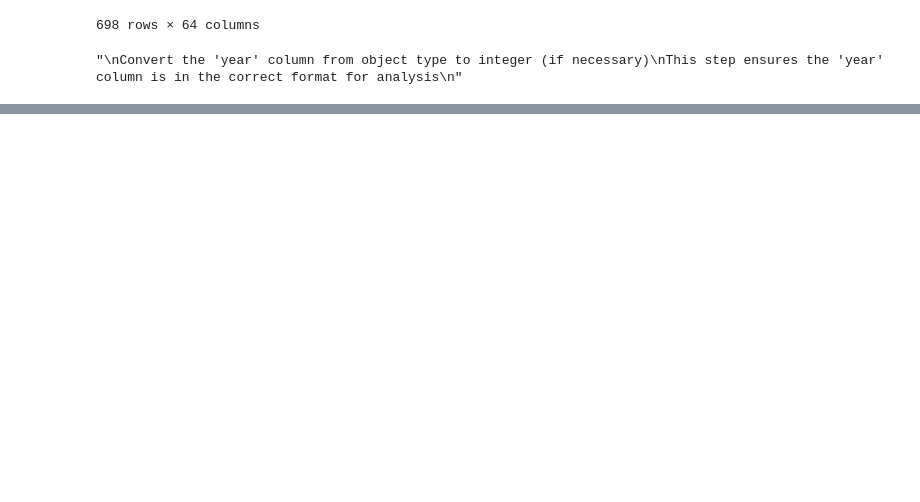
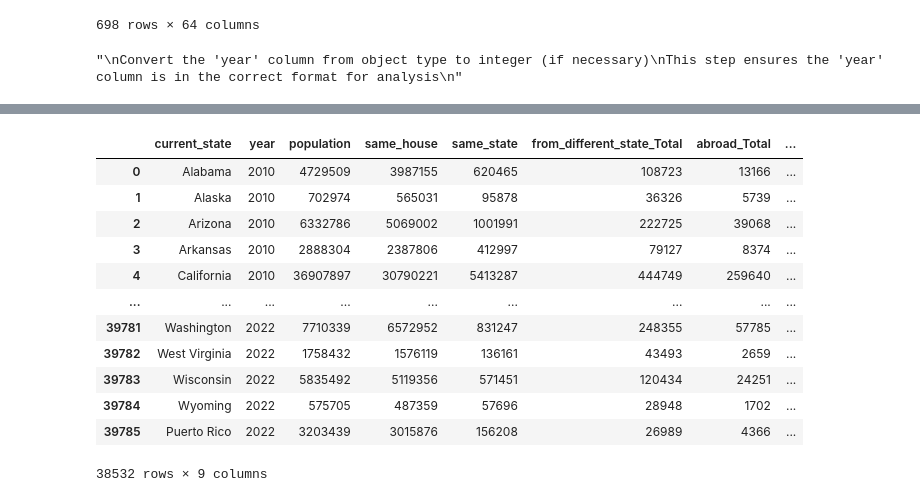
Before and after one commit to ygebre1/us-migration-flow-analysis-and-visualization, a Jupyter notebook: us_migration_cleaning.ipynb, the cells around one changed output, grey strips where cells are left out. Saved outputs shown, nothing was run; the diff lists cells and outputs as text; code cells hidden in the pictures; blank space fills up the shorter version.

```diff
--- a/us_migration_cleaning.ipynb
+++ b/us_migration_cleaning.ipynb
@@ -161,3 +168,19 @@ long_format_migration_data
+# %%
+long_format_migration_data
+# %% [output]
+|  | current_state | year | population | same_house | same_state | from_different_state_Total | abroad_Total | ... |
+| 0 | Alabama | 2010 | 4729509 | 3987155 | 620465 | 108723 | 13166 | ... |
+| 1 | Alaska | 2010 | 702974 | 565031 | 95878 | 36326 | 5739 | ... |
+| 2 | Arizona | 2010 | 6332786 | 5069002 | 1001991 | 222725 | 39068 | ... |
+| 3 | Arkansas | 2010 | 2888304 | 2387806 | 412997 | 79127 | 8374 | ... |
+| 4 | California | 2010 | 36907897 | 30790221 | 5413287 | 444749 | 259640 | ... |
+| ... | ... | ... | ... | ... | ... | ... | ... | ... |
+| 39781 | Washington | 2022 | 7710339 | 6572952 | 831247 | 248355 | 57785 | ... |
+| 39782 | West Virginia | 2022 | 1758432 | 1576119 | 136161 | 43493 | 2659 | ... |
+| 39783 | Wisconsin | 2022 | 5835492 | 5119356 | 571451 | 120434 | 24251 | ... |
+| 39784 | Wyoming | 2022 | 575705 | 487359 | 57696 | 28948 | 1702 | ... |
+| 39785 | Puerto Rico | 2022 | 3203439 | 3015876 | 156208 | 26989 | 4366 | ... |
+38532 rows × 9 columns
 # %%
 long_format_migration_data.dtypes
 # %% [output]
```
Also changed, not shown: parts of 8 cells of this notebook.
